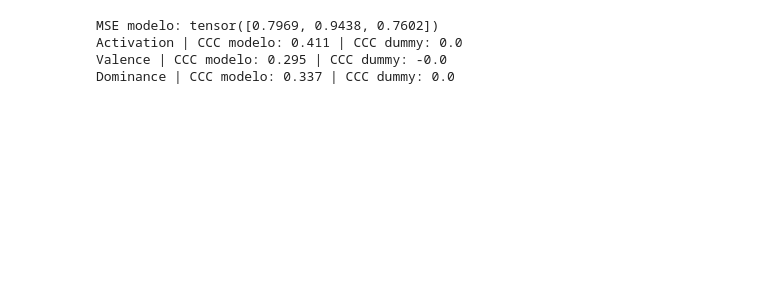
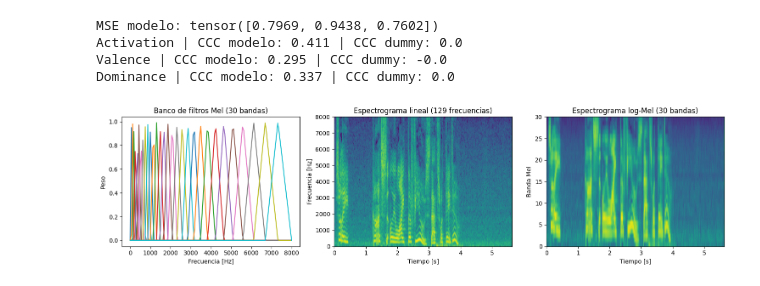
Before and after one commit to SapoPy/t2-SER, a Jupyter notebook: mejorado/SER_mejorado.ipynb, the cells around one changed output. Cells and saved outputs as stored; diff of their text form; code cells hidden in the pictures; blank space fills up the shorter version.

```diff
--- a/mejorado/SER_mejorado.ipynb
+++ b/mejorado/SER_mejorado.ipynb
@@ -322,3 +322,27 @@ MSE modelo: tensor([0.7969, 0.9438, 0.7602])
 Activation | CCC modelo: 0.411 | CCC dummy: 0.0
 Valence | CCC modelo: 0.295 | CCC dummy: -0.0
 Dominance | CCC modelo: 0.337 | CCC dummy: 0.0
+# %%
+import matplotlib.pyplot as plt
+
+datos, fs = sf.read(CARPETA + "test/5522.wav", dtype="float32")
+señal = torch.from_numpy(datos)
+duracion = len(datos) / fs
+
+lineal = torchaudio.transforms.Spectrogram(n_fft=256)(señal)
+lineal_db = 10 * torch.log10(lineal + 1e-9)
+logmel = torch.log(mel(señal) + 1e-9)
+filtros = mel.mel_scale.fb
+
+fig, ax = plt.subplots(1, 3, figsize=(15, 4))
+ax[0].plot(torch.linspace(0, 8000, 129), filtros)
+ax[0].set(title="Banco de filtros Mel (30 bandas)", xlabel="Frecuencia [Hz]", ylabel="Peso")
+ax[1].imshow(lineal_db, origin="lower", aspect="auto", extent=[0, duracion, 0, 8000])
+ax[1].set(title="Espectrograma lineal (129 frecuencias)", xlabel="Tiempo [s]", ylabel="Frecuencia [Hz]")
+ax[2].imshow(logmel, origin="lower", aspect="auto", extent=[0, duracion, 0, 30])
+ax[2].set(title="Espectrograma log-Mel (30 bandas)", xlabel="Tiempo [s]", ylabel="Banda Mel")
+plt.tight_layout()
+plt.savefig("/content/drive/MyDrive/SER/espectrograma_mel.png", dpi=200, bbox_inches="tight")
+plt.show()
+# %% [output]
+[figure, added]
```
